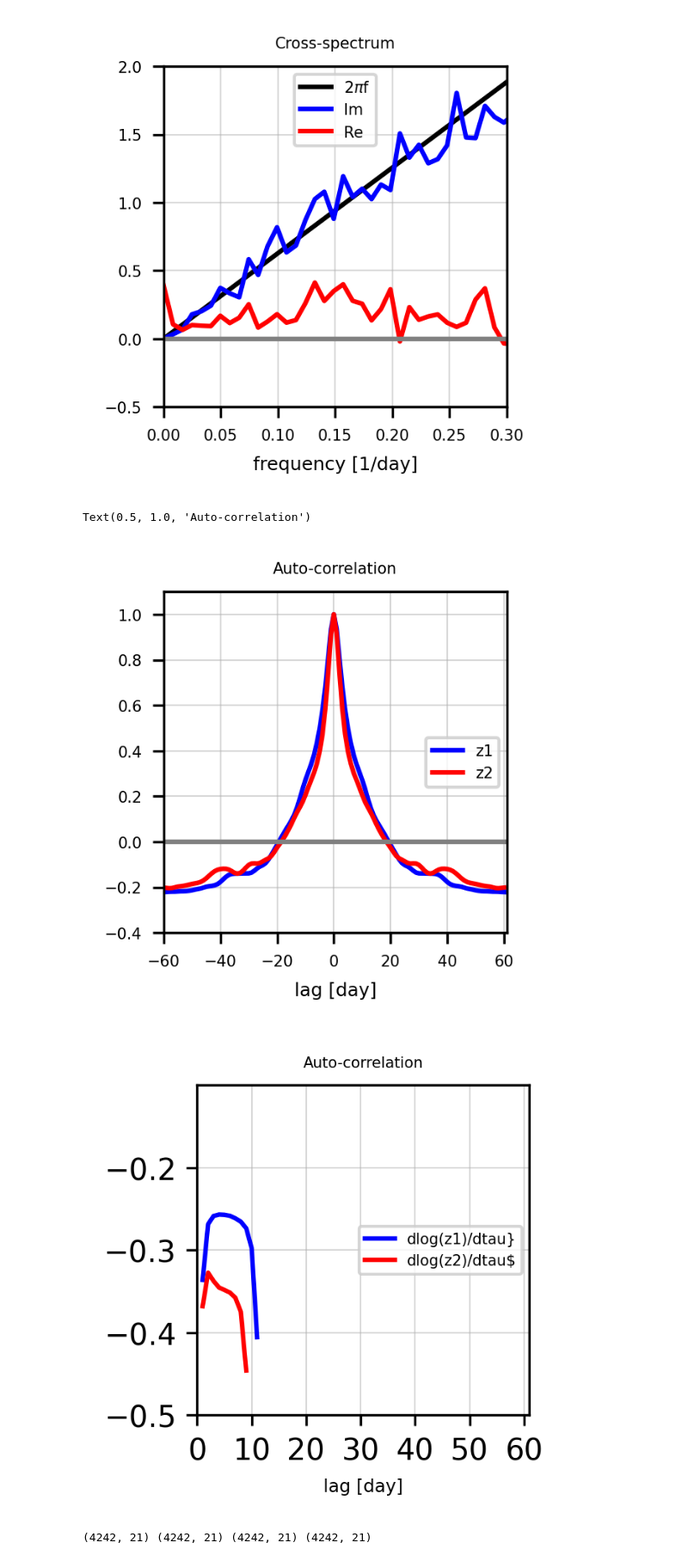
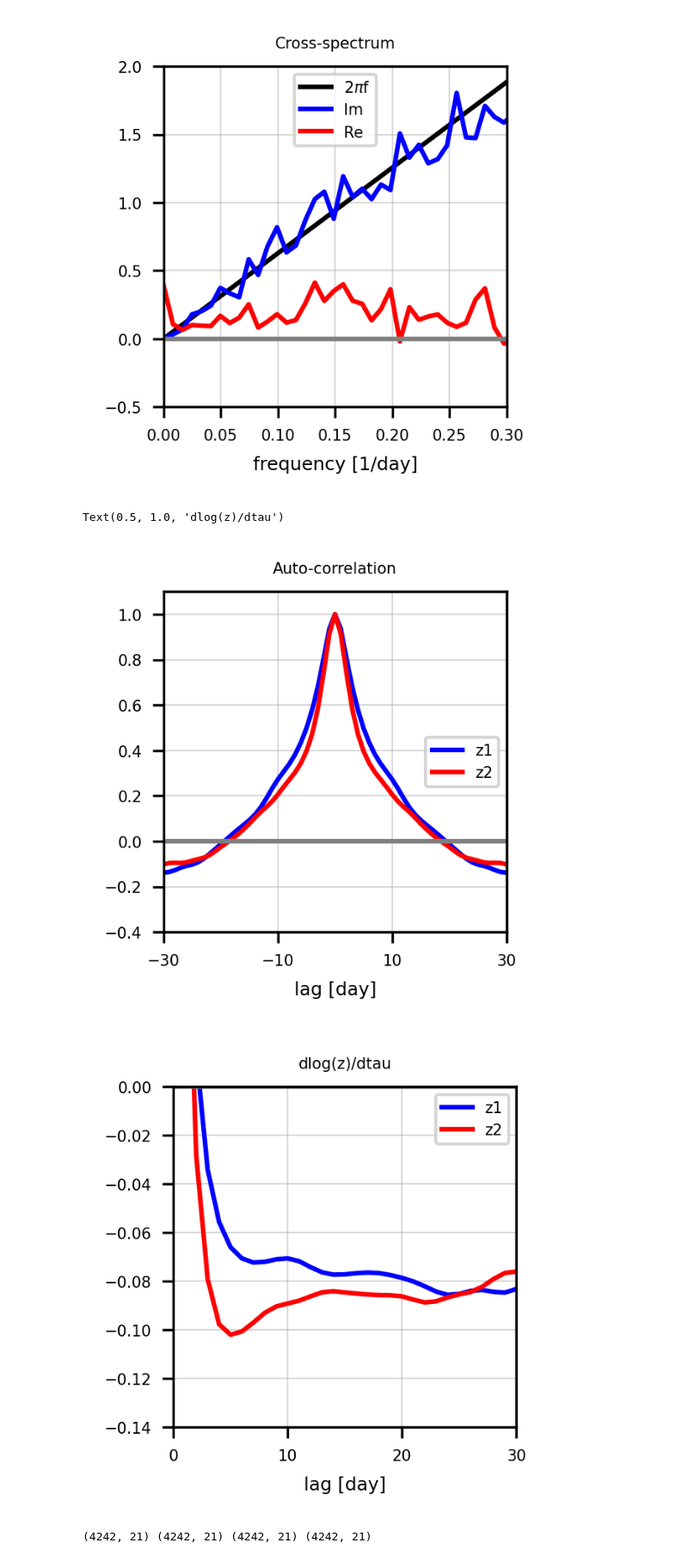
Before and after one commit to HuangJin-De/am_NH, a Jupyter notebook: discussion/20231115.ipynb, the cells around one changed output. Shown at 86% size. Saved outputs shown, nothing was run; the diff lists cells and outputs as text; code cells hidden in the pictures.

```diff
--- a/discussion/20231115.ipynb
+++ b/discussion/20231115.ipynb
@@ -63,46 +63,47 @@ tao =  4.998443784168028
 path='am_NH'
 filen=path+'/train_data/ERA5_spectrum_data.dat'
 
 data=np.fromfile(filen,dtype=np.float32)
 data=data.reshape(-1,34,121)
 
 x=np.arange(-60,61)
 z1=np.mean(data[:,0,:],0)
 z2=np.mean(data[:,1,:],0)
 
 fig,ax=plt.subplots(figsize=(2,2),dpi=300)
 ax.plot(x,z1,'b',x,z2,'r',x,x*0.,'gray')
 ax.tick_params(labelsize=5)
 plt.legend(["z1","z2"],fontsize=5,loc=5)
 ax.set_ylim([0.4,1.1])
 ax.set_yticks(np.arange(-0.4,1.2,0.2))
-ax.set_xlim([60,61])
-ax.set_xticks(np.arange(-60,61.1,20.))
+ax.set_xlim([-30,30])
+ax.set_xticks(np.arange(-30,30.1,20.))
 ax.grid(lw=0.5,alpha=0.5)
 ax.set_xlabel('lag [day]',fontsize=6)
 ax.set_ylabel('',fontsize=6)
 ax.set_title('Auto-correlation',fontsize=5)
 
 
+y1=np.diff(np.log(z1-np.min(z1)),0)/np.diff(x,0)
+y2=np.diff(np.log(z2-np.min(z2)),0)/np.diff(x,0)
 
-y1=np.diff(np.log(z1+np.min(z1)),0)/np.diff(x,0)
-y2=np.diff(np.log(z2+np.min(z1)),0)/np.diff(x,0)
 
 fig,ax=plt.subplots(figsize=(2,2),dpi=300)
 ax.plot(x,y1,'b',x,y2,'r',x,x*0.,'gray')
-plt.legend(["dlog(z1)/dtau}","dlog(z2)/dtau$"],fontsize=5,loc=5)
-ax.set_ylim([-0.5,-0.1])
-ax.set_yticks(np.arange(-0.5,-0.11,0.1))
-ax.set_xlim([0,61])
-ax.set_xticks(np.arange(0.,61.1,10.))
+plt.legend(["z1","z2"],fontsize=5,loc=1)
+ax.tick_params(labelsize=5)
+ax.set_ylim([-0.14,0])
+ax.set_yticks(np.arange(-0.14,0.01,0.02))
+ax.set_xlim([0,30])
+ax.set_xticks(np.arange(0.,30.1,10.))
 ax.grid(lw=0.5,alpha=0.5)
 ax.set_xlabel('lag [day]',fontsize=6)
 ax.set_ylabel('',fontsize=6)
-ax.set_title('Auto-correlation',fontsize=5)
+ax.set_title('dlog(z)/dtau',fontsize=5)
 # %% [output]
-Text(0.5, 1.0, 'Auto-correlation')
+Text(0.5, 1.0, 'dlog(z)/dtau')
-[figure, old version]
+[figure, new version]
-[figure, old version]
+[figure, new version]
 # %%
 path='am_NH'
 filen=path+'/train_data/zm_21days_ori_data.dat'
```
Also changed, not shown: parts of 1 cell of this notebook.
